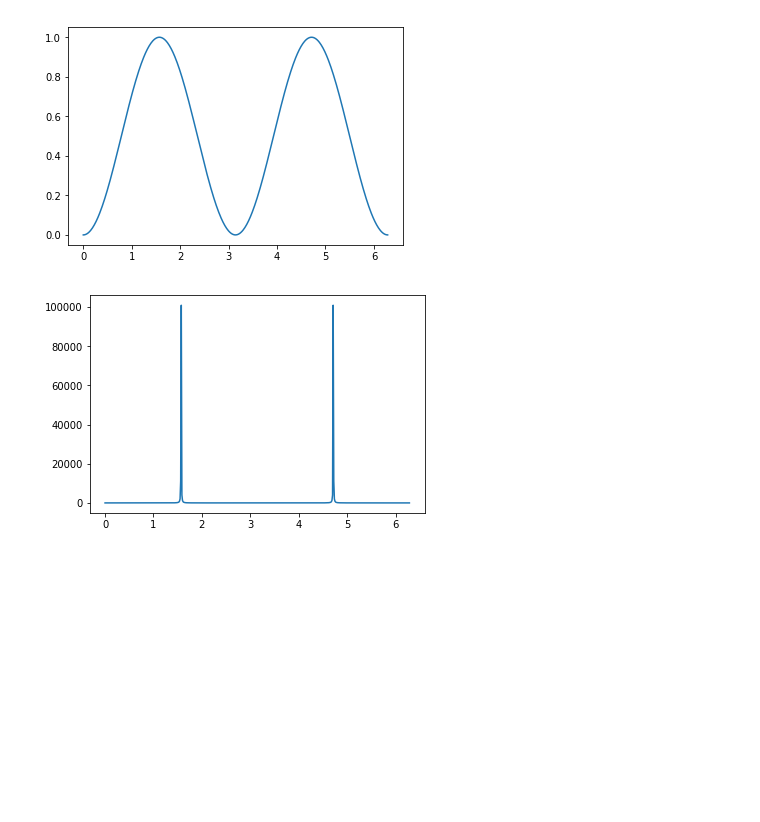
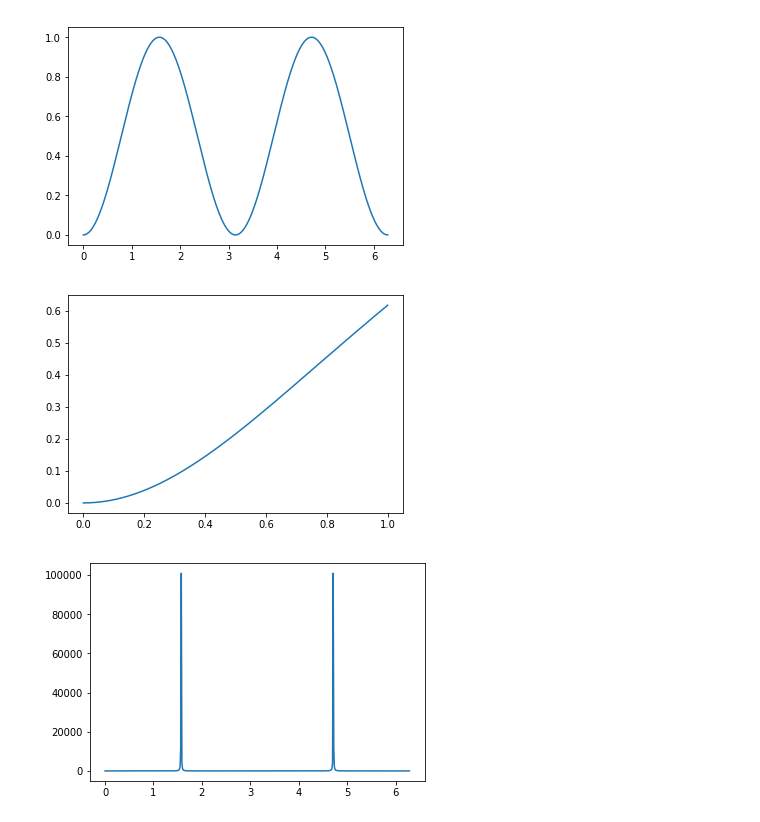
Before and after one commit to mcvholloway/pr_demo, a Jupyter notebook: sin_nb.ipynb, the cells around one changed output. Drawn from its saved outputs; the diff is of its cells as text; code cells hidden in the pictures; blank space fills up the shorter version.

```diff
--- a/sin_nb.ipynb
+++ b/sin_nb.ipynb
@@ -9,6 +9,13 @@ y = np.sin(x)**2
 plt.plot(x,y);
 # %% [output]
 [figure]
+# %%
+x = np.linspace(0, 1, 500)
+y = np.arctan(x)**2
+# %%
+plt.plot(x,y);
+# %% [output]
+[figure, added]
 # %%
 x = np.linspace(0, np.pi*2, 500)
 y = np.tan(x)**2
```
